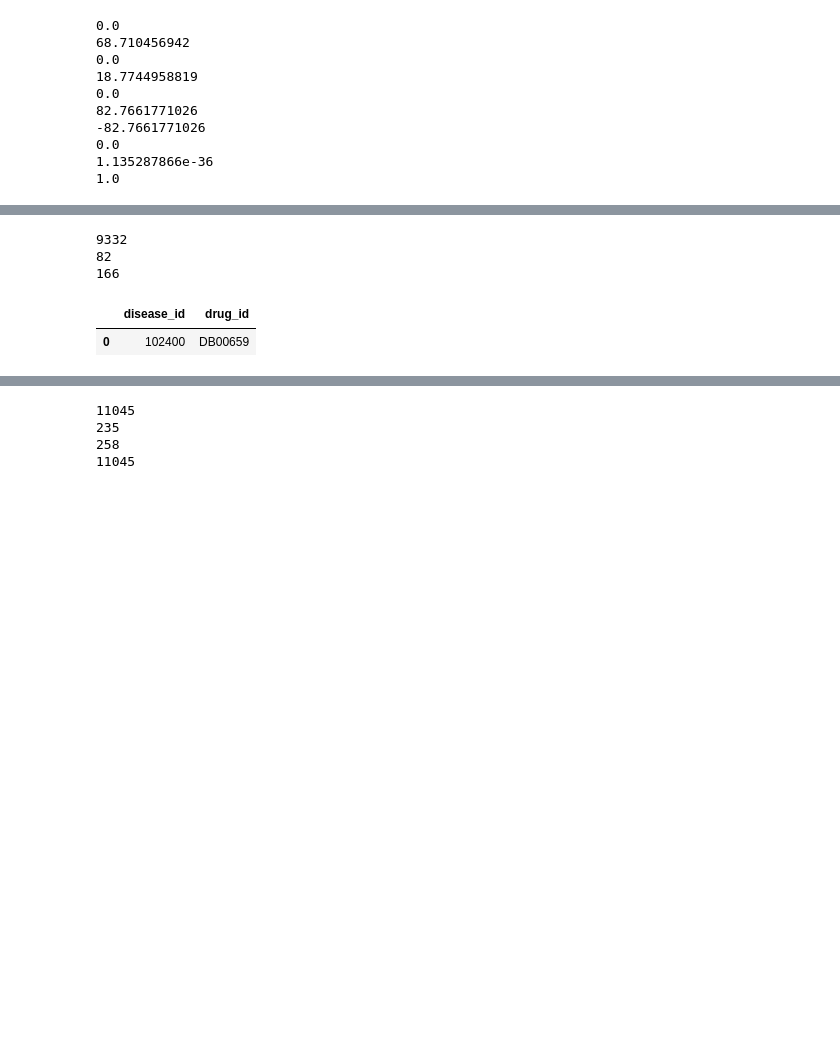
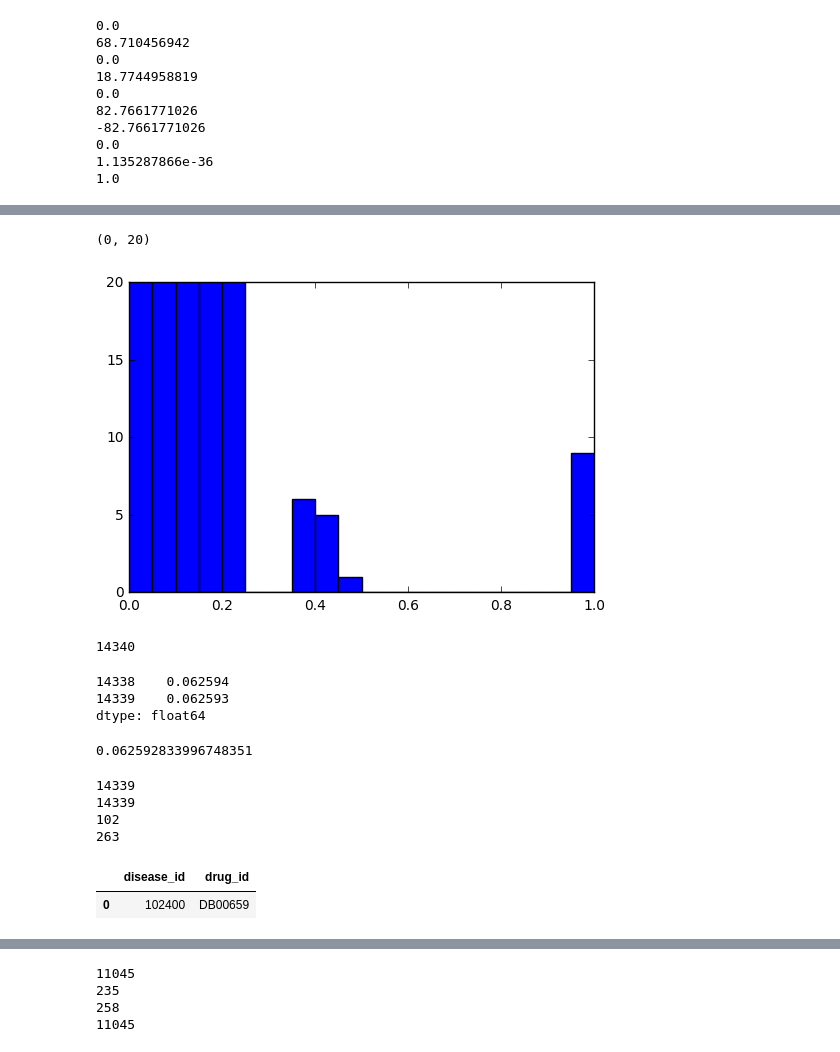
Before and after one commit to cas4070/GIST_project, a Jupyter notebook: Drug_Repositioning/7_new_association/2_drugs_disease_similarities(original).ipynb, the cells around one changed output, grey strips where cells are left out. Drawn from its saved outputs; the diff is of its cells as text; code cells hidden in the pictures; blank space fills up the shorter version.

```diff
--- a/Drug_Repositioning/7_new_association/2_drugs_disease_similarities(original).ipynb
+++ b/Drug_Repositioning/7_new_association/2_drugs_disease_similarities(original).ipynb
@@ -270,3 +291,29 @@ distance_mat2.to_csv("/home/share/aschoi/nas/users/asolchoi/data/Drug_Reposition
+# %%
+#거리가 0.2 이상인 애들의 분포를 보려고
+num_bins = 20
+plt.hist(val, num_bins)
+plt.xlim(0,1)
+plt.ylim(0, 20)
+# %% [output]
+(0, 20)
+[figure, added]
+# %%
+a = pd.Series(val)
+sorted_a = a.sort_values(ascending=False)
+sorted_a.index = range(len(a))
+print len(sorted_a[:14340])  # positive set보다 10배 많게 만드려고.
+# %% [output]
+14340
+# %%
+sorted_a[:14340].tail(2)
+# %% [output]
+14338    0.062594
+14339    0.062593
+dtype: float64
+# %%
+sorted_a[14340-1]
+# %% [output]
+0.062592833996748351
 # %%
 # 전체 distance matrix에서 거리가 0.1보다 큰 애들을 찾는다. (거리가 먼 애들)
 li_tn = list()
@@ -281,13 +328,15 @@ for i in li_tn:
         df_tn = df_tn.append(temp_df)
 # %%
 print len(df_tn)
+print len(df_tn.drop_duplicates())
 print len(df_tn.drop_duplicates('disease_id'))
 print len(df_tn.drop_duplicates('drug_id'))
 df_tn.head(1)
 # %% [output]
-9332
-82
-166
+14339
+14339
+102
+263
 |  | disease_id | drug_id |
 | 0 | 102400 | DB00659 |
 # %%
```
Also changed, not shown: parts of 10 cells of this notebook.
